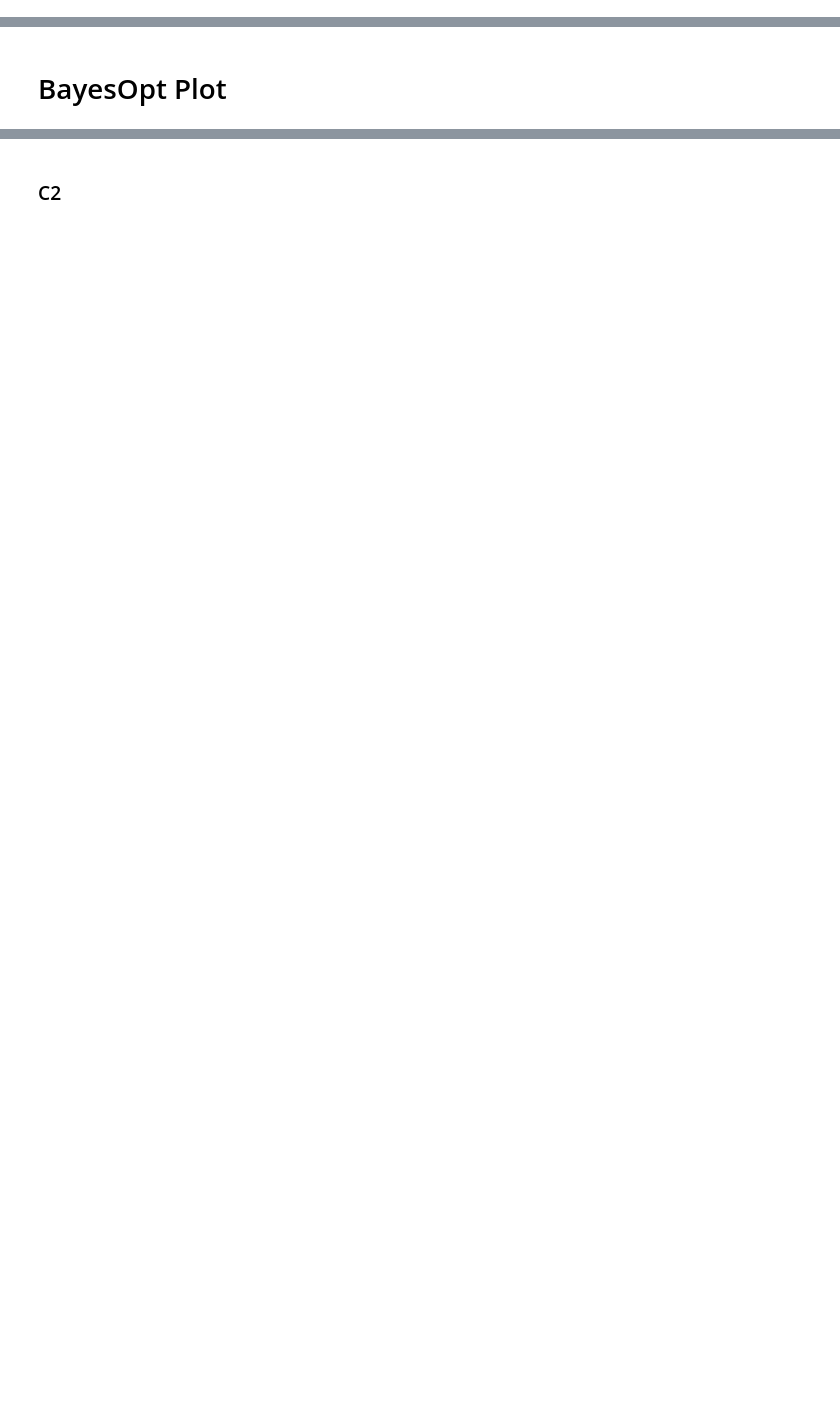
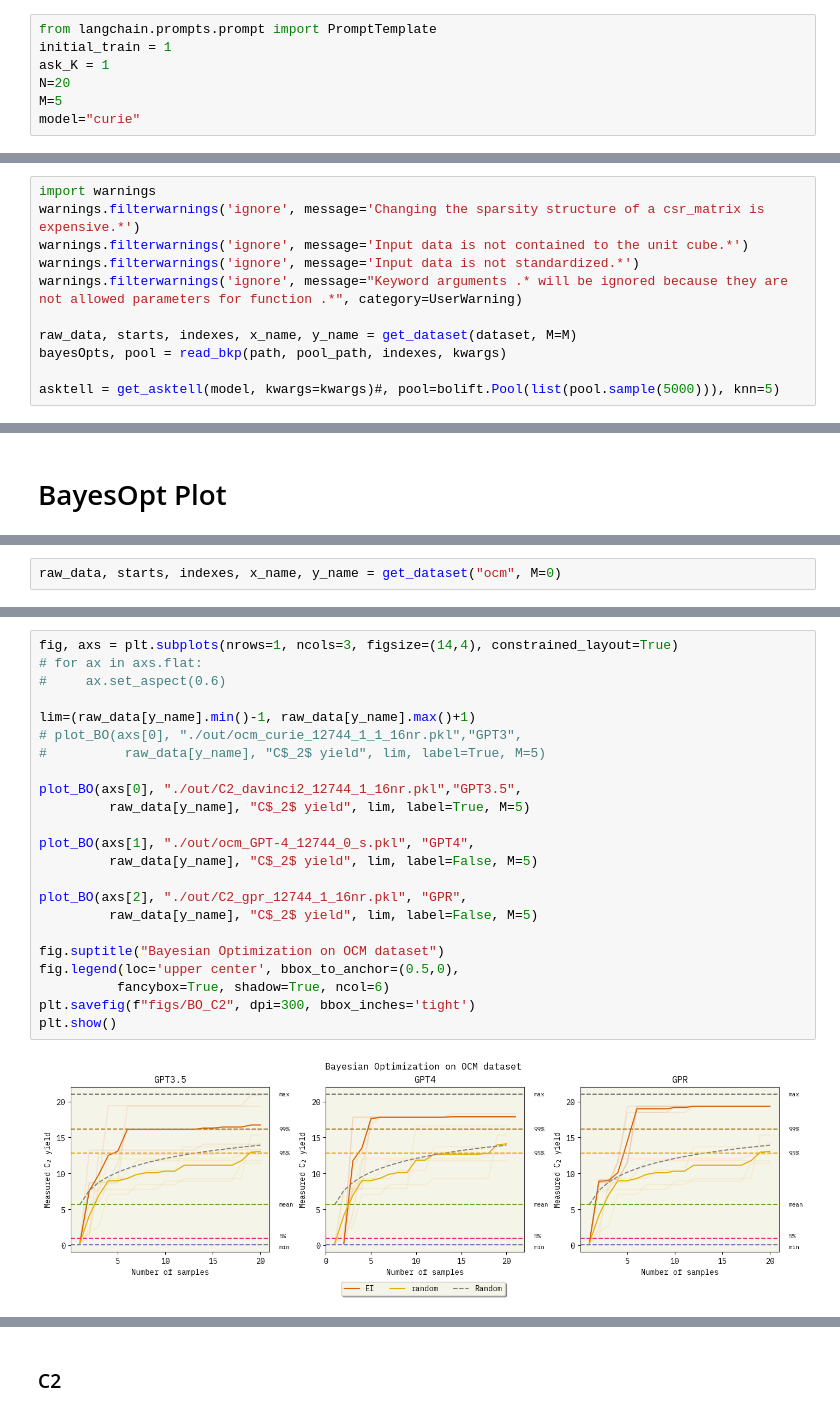
Before and after one commit to ur-whitelab/BO-LIFT, a Jupyter notebook: paper/BO_experiments.ipynb, the cells around one changed output, grey strips where cells are left out. Saved outputs shown, nothing was run; the diff lists cells and outputs as text; blank space fills up the shorter version.

Commit message:
Clean notebooks (#32)
* started refactoring notebooks

* cleaned notebooks

```diff
--- a/paper/BO_experiments.ipynb
+++ b/paper/BO_experiments.ipynb
@@ -0,0 +3,7 @@
+# %%
+from langchain.prompts.prompt import PromptTemplate
+initial_train = 1
+ask_K = 1
+N=20
+M=5
+model="curie"
@@ -68,0 +309,11 @@ cloudpickle.dump(data, open("./out/<NEW_FORMAT_BO>.pkl", "wb"))
+# %%
+import warnings
+warnings.filterwarnings('ignore', message='Changing the sparsity structure of a csr_matrix is expensive.*')
+warnings.filterwarnings('ignore', message='Input data is not contained to the unit cube.*')
+warnings.filterwarnings('ignore', message='Input data is not standardized.*')
+warnings.filterwarnings('ignore', message="Keyword arguments .* will be ignored because they are not allowed parameters for function .*", category=UserWarning)
+
+raw_data, starts, indexes, x_name, y_name = get_dataset(dataset, M=M)
+bayesOpts, pool = read_bkp(path, pool_path, indexes, kwargs)
+
+asktell = get_asktell(model, kwargs=kwargs)#, pool=bolift.Pool(list(pool.sample(5000))), knn=5)
@@ -172,0 +540,2 @@ def plot_BO(ax, data_file, title, data, axis_name, lim=None, data_file_random=No
+# %%
+raw_data, starts, indexes, x_name, y_name = get_dataset("ocm", M=0)
@@ -172,0 +551,25 @@ def plot_BO(ax, data_file, title, data, axis_name, lim=None, data_file_random=No
+# %%
+fig, axs = plt.subplots(nrows=1, ncols=3, figsize=(14,4), constrained_layout=True)
+# for ax in axs.flat:
+#     ax.set_aspect(0.6)
+
+lim=(raw_data[y_name].min()-1, raw_data[y_name].max()+1)
+# plot_BO(axs[0], "./out/ocm_curie_12744_1_1_16nr.pkl","GPT3",
+#          raw_data[y_name], "C$_2$ yield", lim, label=True, M=5)
+
+plot_BO(axs[0], "./out/C2_davinci2_12744_1_16nr.pkl","GPT3.5",
+         raw_data[y_name], "C$_2$ yield", lim, label=True, M=5)
+
+plot_BO(axs[1], "./out/ocm_GPT-4_12744_0_s.pkl", "GPT4",
+         raw_data[y_name], "C$_2$ yield", lim, label=False, M=5)
+
+plot_BO(axs[2], "./out/C2_gpr_12744_1_16nr.pkl", "GPR",
+         raw_data[y_name], "C$_2$ yield", lim, label=False, M=5)
+
+fig.suptitle("Bayesian Optimization on OCM dataset")
+fig.legend(loc='upper center', bbox_to_anchor=(0.5,0),
+          fancybox=True, shadow=True, ncol=6)
+plt.savefig(f"figs/BO_C2", dpi=300, bbox_inches='tight')
+plt.show()
+# %% [output]
+[figure, added]
```
Also changed, not shown: parts of 67 cells of this notebook.
